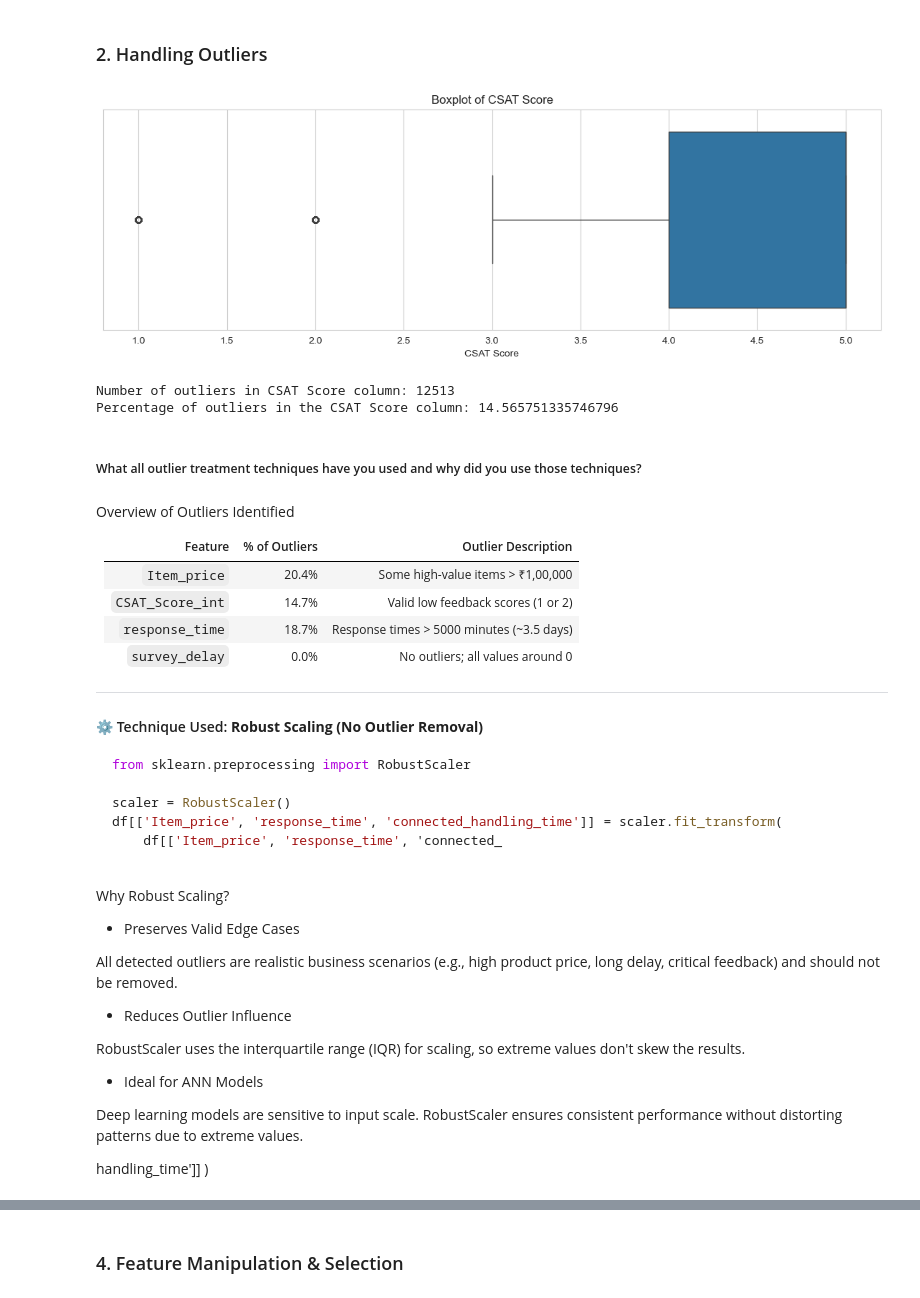
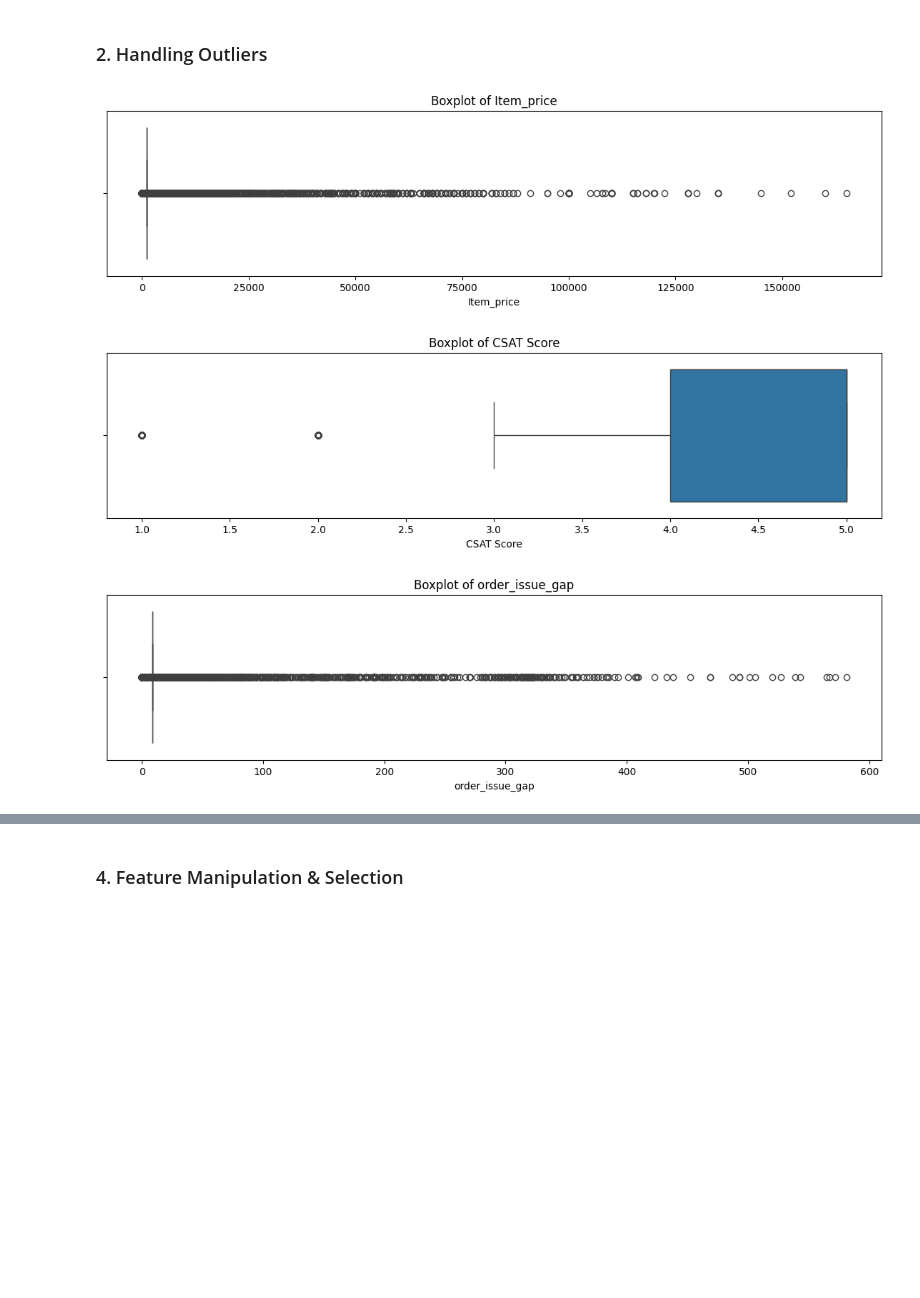
Before and after one commit to Jay-mishra04/Capstone-Project-Deep-Learning-, a Jupyter notebook: CSAT.ipynb, the cells around one changed output, grey strips where cells are left out. Cells and saved outputs as stored; diff of their text form; code cells hidden in the pictures; blank space fills up the shorter version.

````diff
--- a/CSAT.ipynb
+++ b/CSAT.ipynb
@@ -1280,0 +1382,7 @@ Unique Values in CSAT Score column: [5 4 1 3 2] -------> 5
+# %%
+# Impute the new column
+df['order_issue_gap'] = df['order_issue_gap'].fillna(df['order_issue_gap'].median())
+df['order_issue_gap'] = df['order_issue_gap'].fillna(df['order_issue_gap'].median())
+# %%
+# filling the product category column
+df['Product_category'] = df['Product_category'].fillna('Unknown')
@@ -1280,0 +1404,8 @@ Unique Values in CSAT Score column: [5 4 1 3 2] -------> 5
+# %%
+# Check how many values are missing (just to verify)
+print("Missing before:", df['Item_price'].isnull().sum())
+
+df['Item_price'] = df.groupby('Product_category')['Item_price'].transform(lambda x: x.fillna(x.median()))
+
+# Check again
+print("Missing after:", df['Item_price'].isnull().sum())
@@ -1307,6 +1441,6 @@ Missing values in the dataset:
 # %%
 try:
-    df.drop(columns = ["connected_handling_time", "Unique id", "Customer Remarks", "Order_id", "order_date_time", "Customer_City", "Product_category", "Item_price"], inplace = True)
+    df.drop(columns = ["connected_handling_time", "Product_category", "Unique id", 'order_date_time', "Customer Remarks", "Customer_City", "Order_id"], inplace = True)
 except:
     print("The columns are already deleted")
 # %%
@@ -1383,67 +1526,12 @@ Thus, **no further imputation** (mean, median, mode, f data integrity and model
 # %%
 # Handling Outliers & Outlier treatments
 numerical_df = df.select_dtypes(include=['int64', 'float64', 'int32']).columns
 for col in numerical_df:
-    plt.figure(figsize=(14, 4))
+    plt.figure(figsize=(14, 3))
     sns.boxplot(x=df[col])
     plt.title(f"Boxplot of {col}")
     plt.show()
 # %% [output]
-[figure, old version]
+[figure, new version]
+[figure, added]
+[figure, added]
-# %%
-def detect_outliers_iqr(column):
-    Q1 = column.quantile(0.25)
-    Q3 = column.quantile(0.75)
-    IQR = Q3 - Q1
-    lower = Q1 - 1.5 * IQR
-    upper = Q3 + 1.5 * IQR
-    return column[(column < lower) | (column > upper)]
-
-for col in numerical_df:
-    outliers = detect_outliers_iqr(df[col])
-    print(f"Number of outliers in {col} column: {len(outliers)}")
-    print(f"Percentage of outliers in the {col} column:", outliers.shape[0] / df.shape[0]*100)
-    print()
-# %% [output]
-Number of outliers in CSAT Score column: 12513
-Percentage of outliers in the CSAT Score column: 14.565751335746796
-# %% [markdown]
-##### What all outlier treatment techniques have you used and why did you use those techniques?
-# %% [markdown]
-Overview of Outliers Identified
-
-| Feature           | % of Outliers | Outlier Description                    |
-|-------------------|----------------|-----------------------------------------|
-| `Item_price`       | 20.4%          | Some high-value items > ₹1,00,000       |
-| `CSAT_Score_int`   | 14.7%          | Valid low feedback scores (1 or 2)      |
-| `response_time`    | 18.7%          | Response times > 5000 minutes (~3.5 days) |
-| `survey_delay`     | 0.0%           | No outliers; all values around 0        |
-
----
-
-#### ⚙️ Technique Used: **Robust Scaling (No Outlier Removal)**
-
-```python
-from sklearn.preprocessing import RobustScaler
-
-scaler = RobustScaler()
-df[['Item_price', 'response_time', 'connected_handling_time']] = scaler.fit_transform(
-    df[['Item_price', 'response_time', 'connected_
-
-```
-Why Robust Scaling?
-
-- Preserves Valid Edge Cases
-
-All detected outliers are realistic business scenarios (e.g., high product price, long delay, critical feedback) and should not be removed.
-
-- Reduces Outlier Influence
-
-RobustScaler uses the interquartile range (IQR) for scaling, so extreme values don't skew the results.
-
-- Ideal for ANN Models
-
-Deep learning models are sensitive to input scale. RobustScaler ensures consistent performance without distorting patterns due to extreme values.
-
-handling_time']]
-)
````
Also changed, not shown: parts of 181 cells of this notebook, 13 other files.
